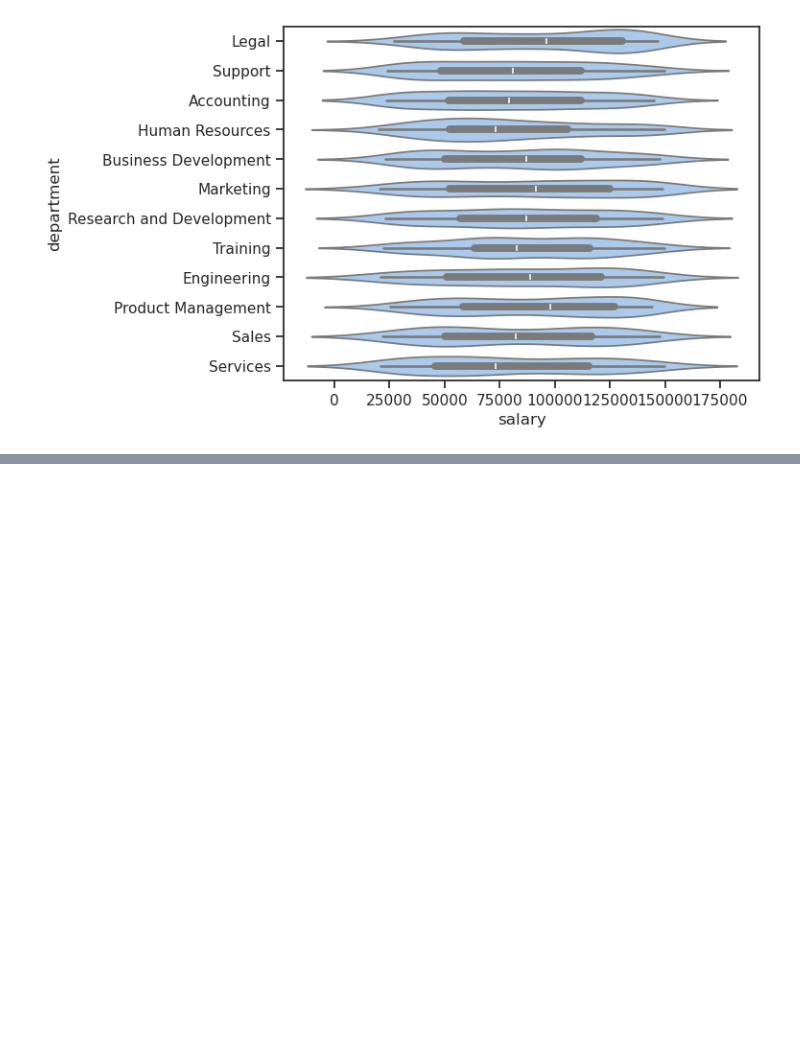
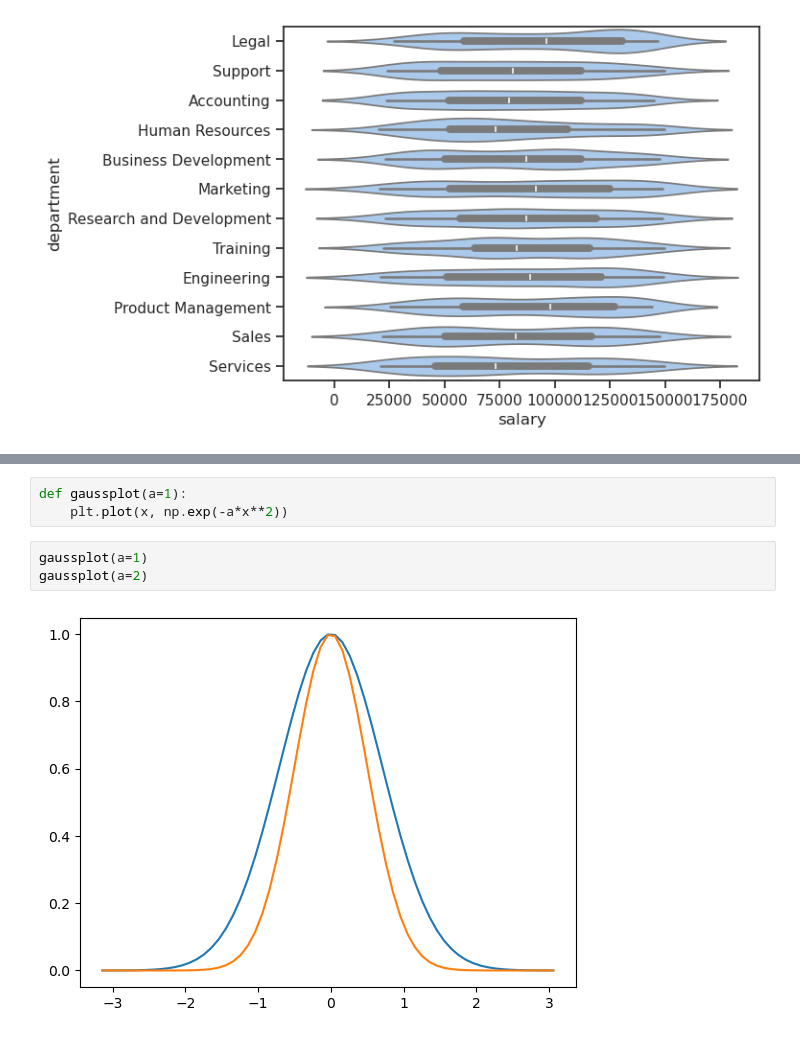
Before and after one commit to bb1000/20034, a Jupyter notebook: _sources/Notes.ipynb, the cells around one changed output, grey strips where cells are left out. Cells and saved outputs as stored; diff of their text form; blank space fills up the shorter version.

```diff
--- a/_sources/Notes.ipynb
+++ b/_sources/Notes.ipynb
@@ -1828,0 +1871,8 @@ seaborn.violinplot(data=personel, y='department', x='salary')
+# %%
+def gaussplot(a=1):
+    plt.plot(x, np.exp(-a*x**2))
+# %%
+gaussplot(a=1)
+gaussplot(a=2)
+# %% [output]
+[figure, added]
```
Also changed, not shown: parts of 27 cells of this notebook, 6 other files.
